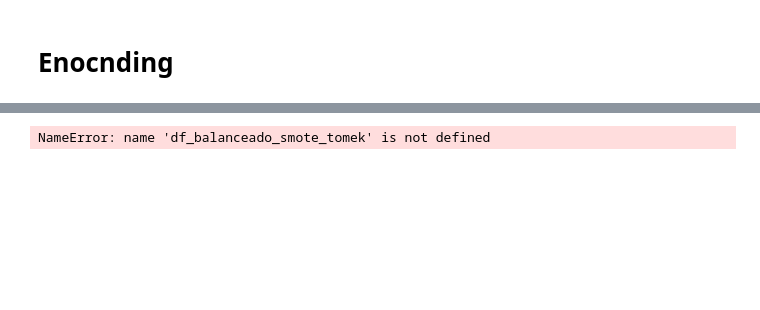
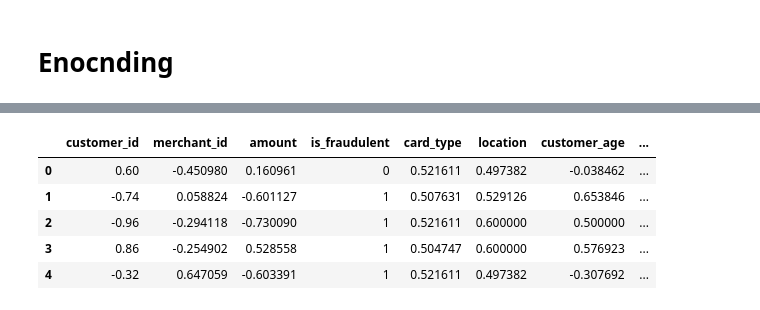
Before and after one commit to adrims10/modulo8-leccion08-preprocesamiento-logistica, a Jupyter notebook: modulo8-leccion08-preprocesamiento-logistica.ipynb, the cells around one changed output, grey strips where cells are left out. Saved outputs shown, nothing was run; the diff lists cells and outputs as text; code cells hidden in the pictures; blank space fills up the shorter version.

```diff
--- a/modulo8-leccion08-preprocesamiento-logistica.ipynb
+++ b/modulo8-leccion08-preprocesamiento-logistica.ipynb
@@ -336,2 +316,0 @@ df_balanceado_pandas.head()
-# %%
-df = df.drop(['transaction_time'], axis=1)
@@ -360,4 +317,17 @@ ValueError: could not convert string to float: '2023-01-01 00:00:00'
+# %%
+diccionario_encoding = { "target": ['card_type', "location", "transaction_description"] ,
+                        "onehot": ["purchase_category"]}
+# En caso de que queramos aplicar el método solo a una columna
+encoding = se.Encoding(df, variable_respuesta="is_fraudulent", diccionario_encoding=diccionario_encoding)
+df = encoding.one_hot_encoding()
+df = encoding.target_encoding()
+df.head()
+# %% [output]
+|  | customer_id | merchant_id | amount | is_fraudulent | card_type | location | customer_age | ... |
+| 0 | 0.60 | -0.450980 | 0.160961 | 0 | 0.521611 | 0.497382 | -0.038462 | ... |
+| 1 | -0.74 | 0.058824 | -0.601127 | 1 | 0.507631 | 0.529126 | 0.653846 | ... |
+| 2 | -0.96 | -0.294118 | -0.730090 | 1 | 0.521611 | 0.600000 | 0.500000 | ... |
+| 3 | 0.86 | -0.254902 | 0.528558 | 1 | 0.504747 | 0.600000 | 0.576923 | ... |
+| 4 | -0.32 | 0.647059 | -0.603391 | 1 | 0.521611 | 0.497382 | -0.307692 | ... |
 # %%
-df_balanceado_smote_tomek.to_pickle("datos/financialbalanceado.pkl")
+df.to_pickle('datos/financial_data.pkl')
-# %% [output]
-NameError: name 'df_balanceado_smote_tomek' is not defined
```
Also changed, not shown: parts of 19 cells of this notebook, 10 other files.
